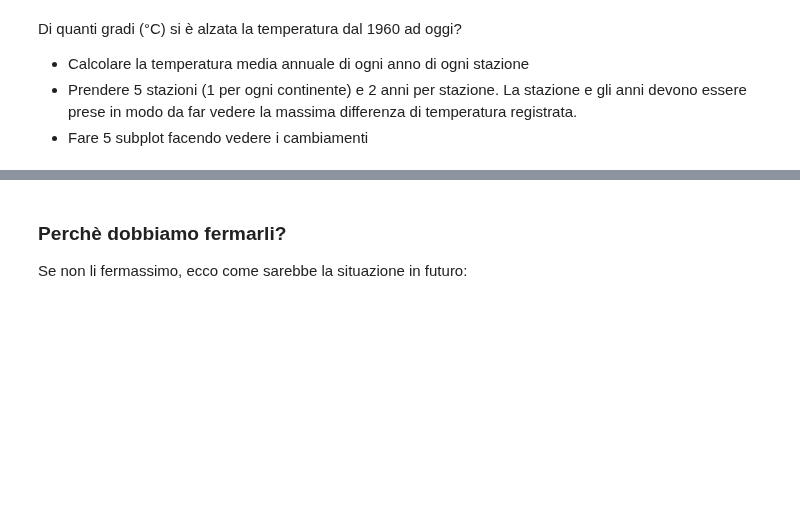
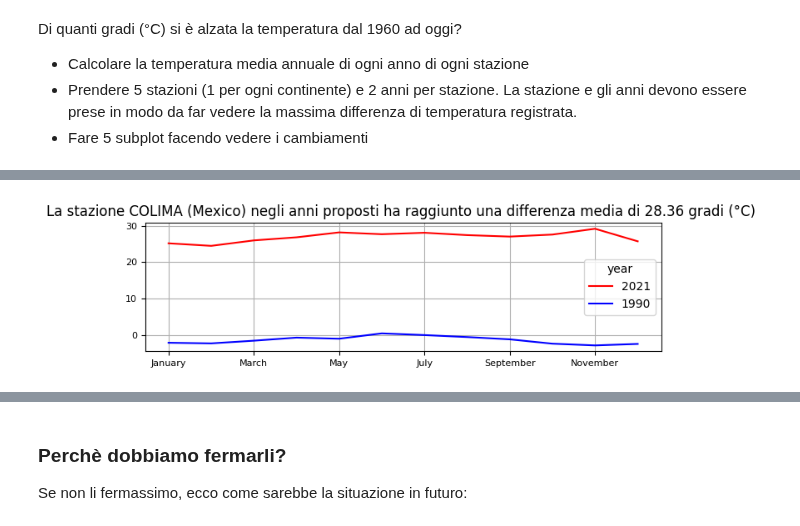
Before and after one commit to ElenaCurti/big-data, a Jupyter notebook: Attivita_03_DataAnalytics/file.ipynb, the cells around one changed output, grey strips where cells are left out. Drawn from its saved outputs; the diff is of its cells as text; code cells hidden in the pictures; blank space fills up the shorter version.

```diff
--- a/Attivita_03_DataAnalytics/file.ipynb
+++ b/Attivita_03_DataAnalytics/file.ipynb
@@ -310,17 +310,71 @@ df = df_temperatures.copy()
 df["temp_media"] = df_temperatures[[calendar.month_name[i]+"_value" for i in range(1,13)]].mean(axis=1)
 df = df.merge(df_stations, on="station_id")
 df = df[["station_id", "year", "temp_media"]]
-df2 = df.groupby('station_id').agg({'temp_media': [('temp_min', 'min'),('temp_max', 'max')]})
-df2['diff_temperatura'] = df2.temp_media.temp_max - df2.temp_media.temp_min
-df2 = df2.sort_values(by="diff_temperatura",ascending=False).head(5)
+
+df_min = df.sort_values("year").groupby("station_id", as_index=False).first()
+df_max = df.sort_values("year", ascending=False).groupby("station_id", as_index=False).first()
+
+df_min_max = pd.concat([df_min, df_max]).sort_values(by=["station_id", "year"])
+df_min_max["diff"] = df_min_max.groupby(['station_id'])['temp_media'].diff()#.fillna(0)
+
+df_min_max2 = df_min_max.sort_values(by="diff", ascending=False).head(3)
+df_min_max2 = df_min_max2.merge(df_min_max, how="left")
+
+df_min_max3 = df_min_max2
+for _, record in df_min_max2.iterrows():
+    record2 = df_min_max[(df_min_max["station_id"] == record["station_id"]) & (pd.isna(df_min_max["diff"]))]
+    # record2 = record2.merge(df_stations, on="station_id").merge(df_country, on="fips")
+
+    # record1 = df_min_max[(df_min_max["station_id"] == record["station_id"]) & (df_min_max["year"] != record["year"])]
+    # record1 = record1.merge(df_stations, on="station_id").merge(df_country, on="fips")
+
+    # record2["diff"] = record2["diff"].apply(lambda x: record["diff"])
+    df_min_max3 = pd.concat([df_min_max3, record2])
+
+# df_min_max3 = df_min_max3.sort_values(by=["diff"], ascending=False)
+df_min_max3 = df_min_max3.merge(df_stations, on="station_id").merge(df_country, on="fips").merge(df_temperatures, on=["station_id", "year"])
+
+df_min_max3 = df_min_max3.fillna(0)
+df_min_max3 = df_min_max3.sort_values(by="diff", ascending=False)
+
+# TODO da cambiare
+for _, row in df_min_max2.iterrows():
+    # print(row.keys())
+    df_min_max4 = df_min_max3[df_min_max3["station_id"] == row["station_id"]]
 
 
-dict_station_min_max = {station_id:(row.temp_media.temp_min, row.temp_media.temp_max) for station_id, row in df2.iterrows()}
-for station_id, (temp_min, temp_max) in dict_station_min_max.items():
-    records = df[df["station_id"] == station_id]
-    record_min = records[records.temp_media == temp_min]
-    record_max = records[records.temp_media == temp_max]
-    print("****\n",station_id, record_min.year, record_max.year)
+    titolo = "La stazione "+ df_min_max4.iloc[1]["station_name"] +" ("+ df_min_max4.iloc[1]["name_country"] + ") negli anni proposti ha raggiunto una differenza media di " + f"{df_min_max4['diff'].max():.2f}" + " gradi (°C) "
+
+    df_min_max4 = df_min_max4.set_index(["year"])
+    df_min_max4 = df_min_max4[[calendar.month_name[i]+"_value" for i in range(1,13)]]                         # Seleziono solo alcuni campi
+    df_min_max4 = df_min_max4.rename(columns={calendar.month_name[i]+"_value":calendar.month_name[i] for i in range(1,13)})
+
+
+    df_min_max4 = df_min_max4.transpose()
+    # display(df_min_max3)
+
+    ax = df_min_max4.plot( figsize=(8,2), fontsize=8, title=titolo, color=['r', 'b'])
+    # plt.fill_between(df_min_max4.iloc[0].index, df_min_max4.iloc[1].index, color="gray")
+    plt.grid()
+
+
+# for _, row in df_min_max3.iterrows():
+#     row.plot(y=row["diff"])
+
+# display(df_min_max3.sort_values(by=["diff","station_id", "year"] , ascending=False))
+
+
+
+# df2['diff_temperatura'] = df2.temp_media.temp_max - df2.temp_media.temp_min
+# df2 = df2.sort_values(by="diff_temperatura",ascending=False).head(5)
+
+
+# dict_station_min_max = {station_id:(row.temp_media.temp_min, row.temp_media.temp_max) for station_id, row in df2.iterrows()}
+# for station_id, (temp_min, temp_max) in dict_station_min_max.items():
+#     records = df[df["station_id"] == station_id]
+#     record_min = records[records.temp_media == temp_min]
+#     record_max = records[records.temp_media == temp_max]
+#     print("****\n",station_id, record_min.year, record_max.year)
 
 # print(dict_min_max)
 # df_min = df2.merge(df, how="left", on="station_id")#left_on=[["station_id", "temp_media"]], right_on=["station_id", "temp_media"])
@@ -330,7 +384,7 @@ for station_id, (temp_min, temp_max) in dict_station_min_max.items():
     # every_station = df_stations
     # print(every_fips_of_continente)
 
-print(len(df_stations.fips.unique()))
+# print(len(df_stations.fips.unique()))
 # df_to_plot = df_temperatures[((df_temperatures["year"] == 1980) | (df_temperatures["year"] == 2010))& ((df_temperatures["station_id"] =="ACW00011604") | (df_temperatures["station_id"] =="AFM00040938"))]                   # Seleziono solo l'anno desiderato
 # # df_to_plot = df_to_plot.merge(df_stations, on="station_id")        # Faccio il merge con le stazioni
 # # df_to_plot["avg_temp"] = df_to_plot[[calendar.month_name[i]+"_value" for i in range(1,13)]].mean(axis=1)    # Calcolo la temperatura media annuale
@@ -348,7 +402,11 @@ print(len(df_stations.fips.unique()))
 # # ax.set_xticklabels(<your labels>, rotation=0)
 
 # grafico = df_to_plot.plot(kind="line", title='Gradi', figsize=(15,2))
-# plt.grid(True)
+
+# import numpy as np
+# print(df_min_max3.max()[0])
+# plt.xticks(np.arange(df_min_max3.min()[0], df_min_max3.max()[0], 1.0))
+
 # # grafico.step(x=1, y=2)
 # # plt.axis([0, 11, -5, 20])
 # %% [output]
@@ -371,0 +413 @@ Name: year, dtype: int64
+[figure, added]
```
Also changed, not shown: parts of 1 cell of this notebook.
